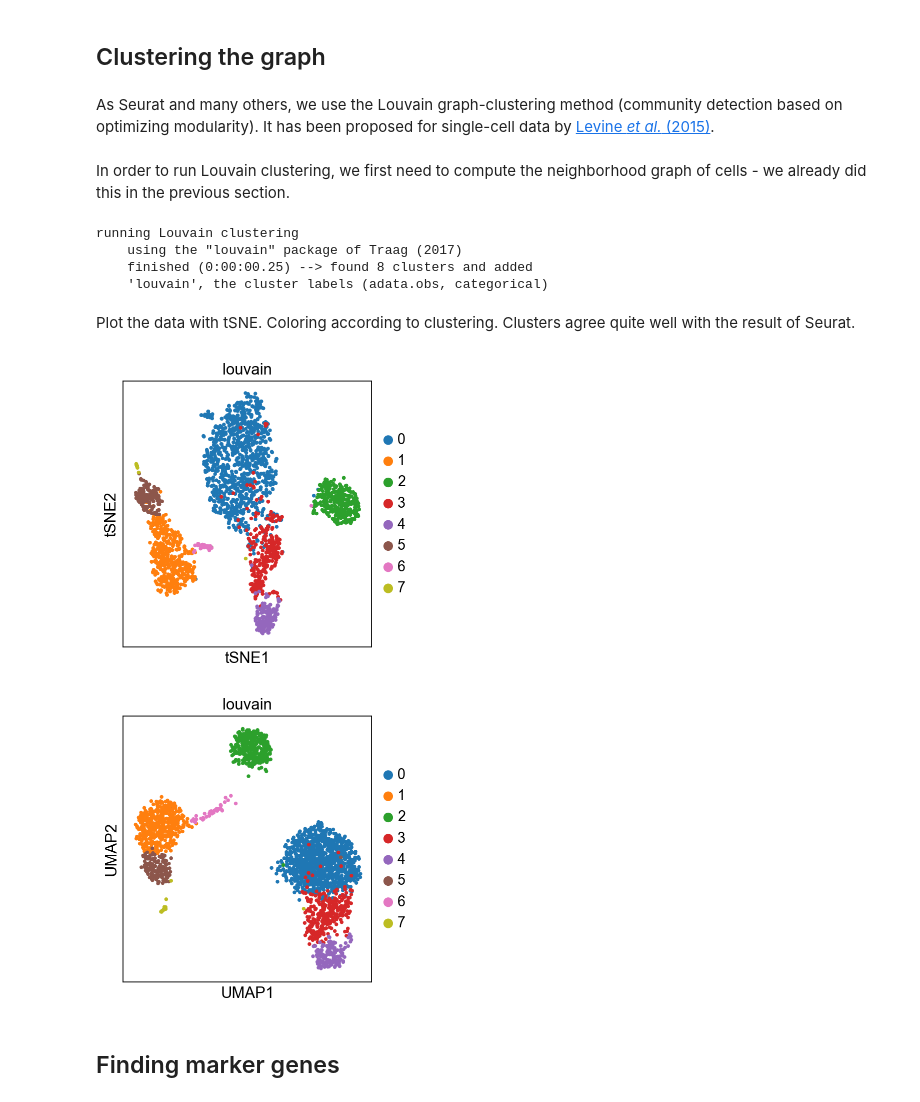
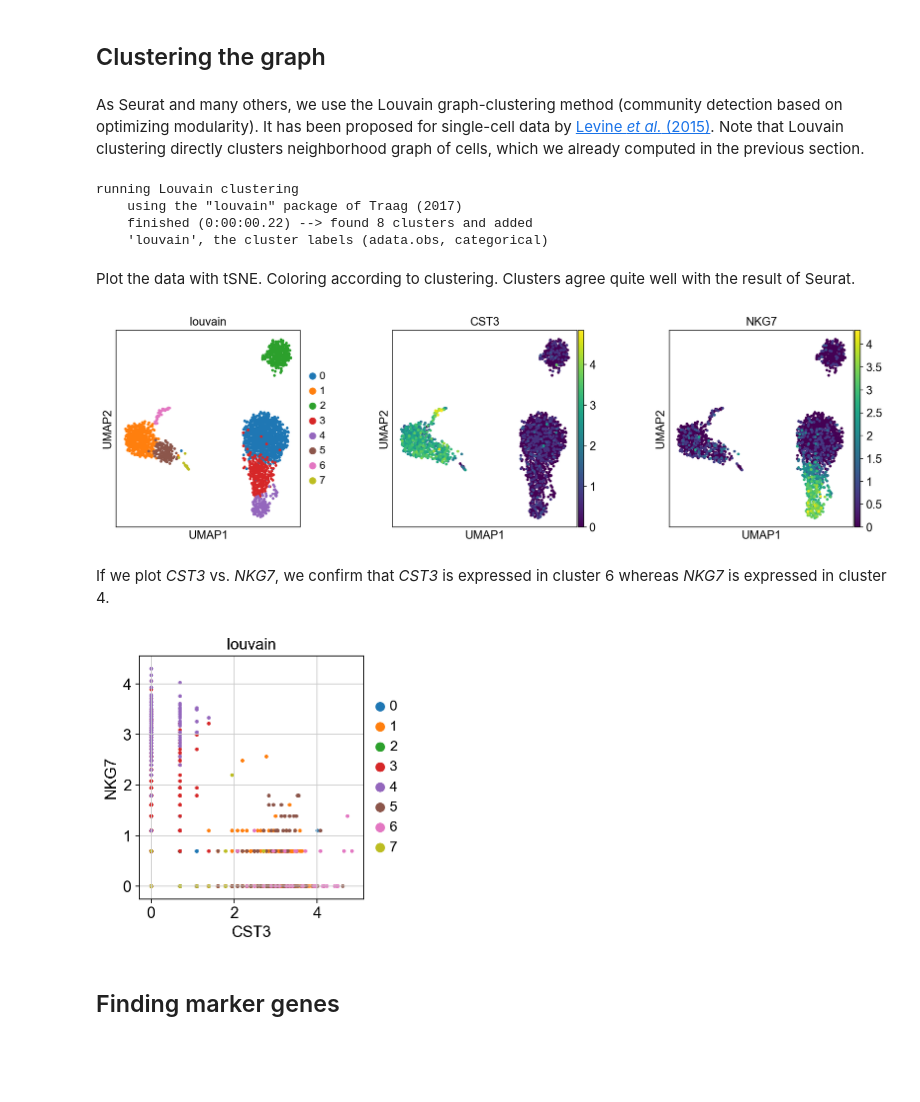
Before and after one commit to scverse/scanpy_usage, a Jupyter notebook: 170505_seurat/seurat.ipynb, the cells around one changed output. Drawn from its saved outputs; the diff is of its cells as text; code cells hidden in the pictures; blank space fills up the shorter version.

```diff
--- a/170505_seurat/seurat.ipynb
+++ b/170505_seurat/seurat.ipynb
@@ -13,7 +12,6 @@ import pandas as pd
 import scanpy.api as sc
 
 sc.settings.verbosity = 3  # verbosity: errors (0), warnings (1), info (2), hints (3)
-sc.settings.set_figure_params(dpi=80, color_map='viridis')
 sc.logging.print_versions()
-results_file = './write/pmbc3k.h5ad'
+results_file = './write/pbmc3k.h5ad'
 # %% [output]
@@ -21,3 +19,5 @@ scanpy==1.1 anndata==0.6.4 numpy==1.13.1 scipy==1.0.0 pandas==0.22.0 scikit-lear
+# %%
+sc.settings.set_figure_params(dpi=80)
 # %%
 path = './data/pbmc3k_filtered_gene_bc_matrices/hg19/'
 adata = sc.read(path + 'matrix.mtx', cache=True).T  # transpose the data
@@ -185,26 +183,26 @@ sc.pl.umap(adata, color=['CST3', 'NKG7', 'PPBP'], use_raw=False)
 # %% [markdown]
 ## Clustering the graph
 # %% [markdown]
-As Seurat and many others, we use the Louvain graph-clustering method (community detection based on optimizing modularity). It has been proposed for single-cell data by [Levine *et al.* (2015)](https://doi.org/10.1016/j.cell.2015.05.04).
+As Seurat and many others, we use the Louvain graph-clustering method (community detection based on optimizing modularity). It has been proposed for single-cell data by [Levine *et al.* (2015)](https://doi.org/10.1016/j.cell.2015.05.047). Note that Louvain clustering directly clusters neighborhood graph of cells, which we already computed in the previous section.
-# %% [markdown]
-In order to run Louvain clustering, we first need to compute the neighborhood graph of cells - we already did this in the previous section.
 # %%
 sc.tl.louvain(adata)
 # %% [output]
 running Louvain clustering
     using the "louvain" package of Traag (2017)
-    finished (0:00:00.25) --> found 8 clusters and added
+    finished (0:00:00.22) --> found 8 clusters and added
     'louvain', the cluster labels (adata.obs, categorical)
 # %% [markdown]
 Plot the data with tSNE. Coloring according to clustering. Clusters agree quite well with the result of Seurat.
 # %%
-sc.pl.tsne(adata, color='louvain')
+sc.pl.umap(adata, color=['louvain', 'CST3', 'NKG7'])
 # %% [output]
-[figure, old version]
+[figure, new version]
+# %% [markdown]
+If we plot _CST3_ vs. _NKG7_, we confirm that _CST3_ is expressed in cluster 6 whereas _NKG7_ is expressed in cluster 4.
 # %%
-sc.pl.umap(adata, color='louvain')
+sc.pl.scatter(adata, 'CST3', 'NKG7', color='louvain')
 # %% [output]
-[figure, old version]
+[figure, new version]
 # %%
 adata.write(results_file)
 # %% [markdown]
```
Also changed, not shown: parts of 60 cells of this notebook.
